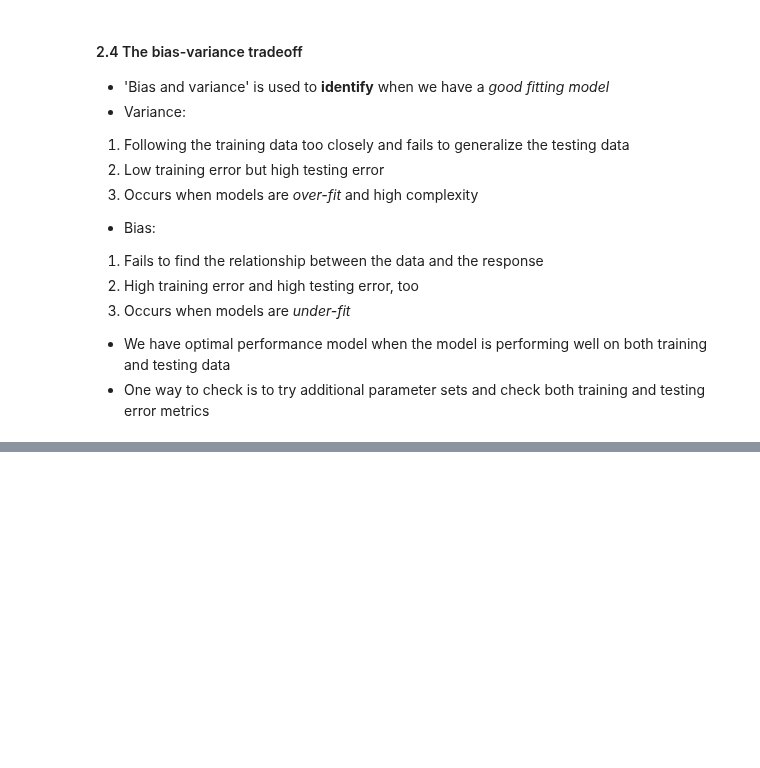
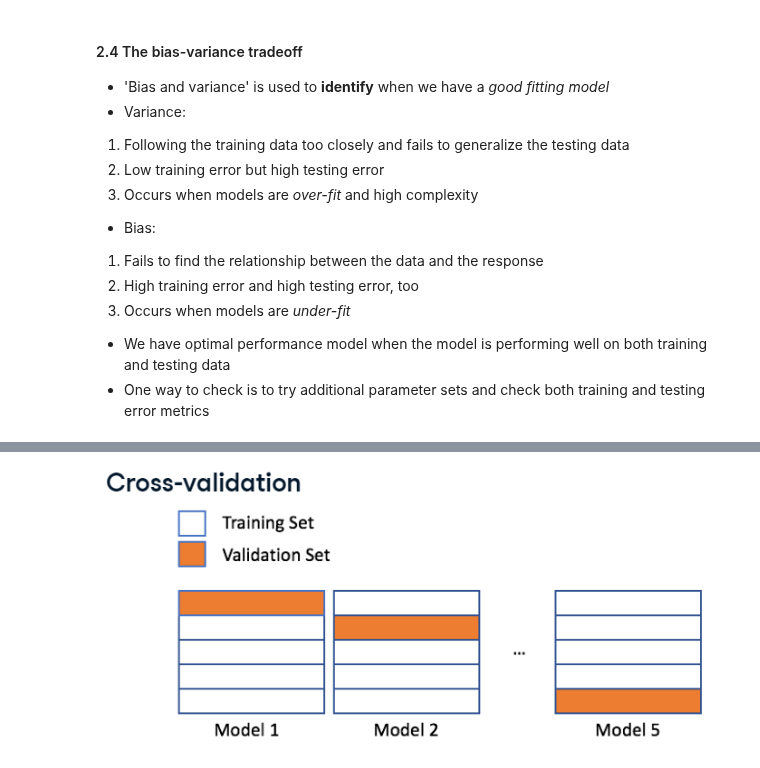
Before and after one commit to GuoweiYang19891101/datacamp_machine_learning_scientist_python, a Jupyter notebook: 11_model_validation.ipynb, the cells around one changed output, grey strips where cells are left out. Cells and saved outputs as stored; diff of their text form; code cells hidden in the pictures; blank space fills up the shorter version.

```diff
--- a/11_model_validation.ipynb
+++ b/11_model_validation.ipynb
@@ -476,0 +602,5 @@ from sklearn.ensemble import RandomForestClassifier
+# %%
+from IPython import display
+display.Image("Images/11_cross_validation.PNG")
+# %% [output]
+[figure, added]
```
Also changed, not shown: parts of 11 cells of this notebook, 1 other file.
